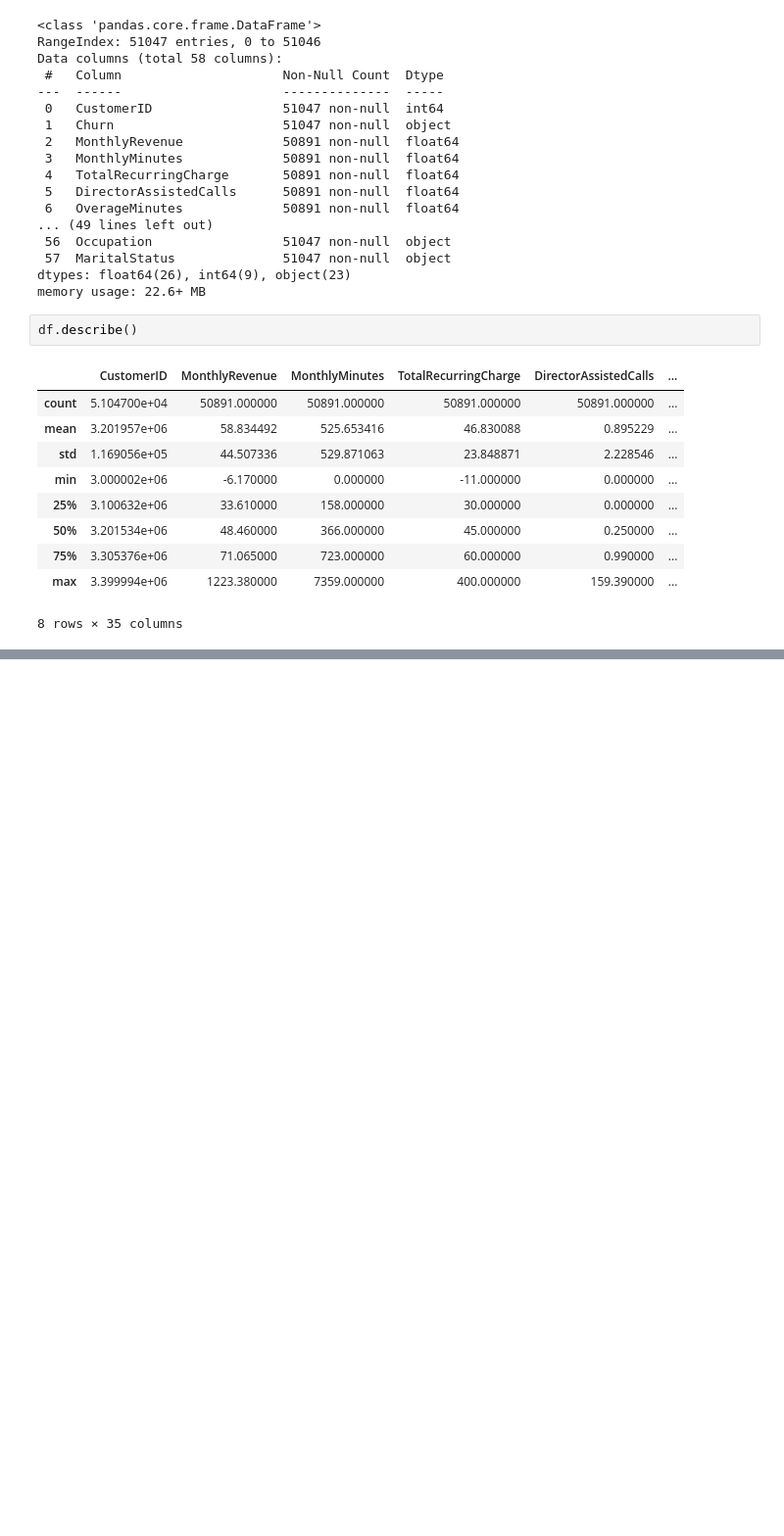
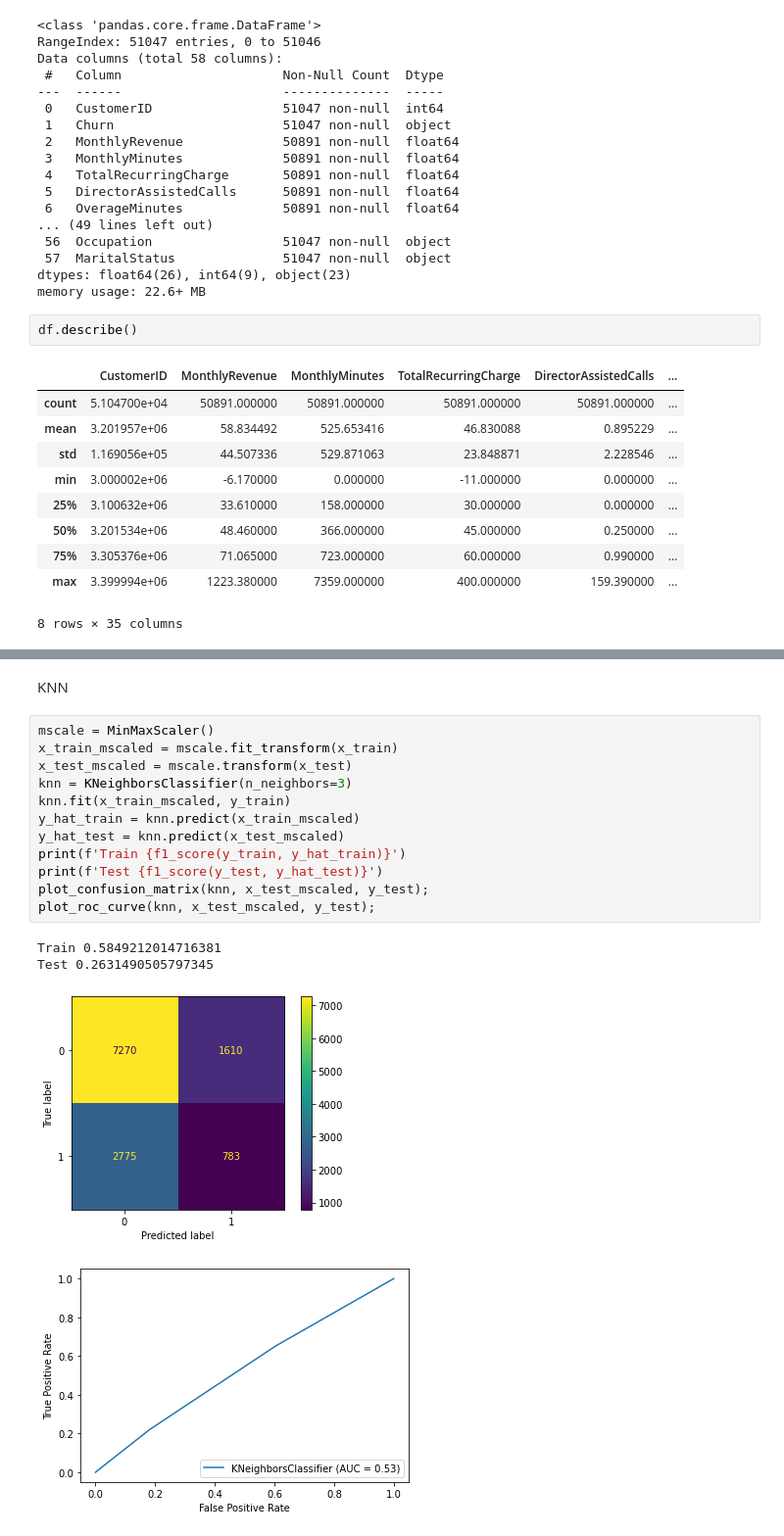
Before and after one commit to chris-helmerson/Cellular_Customer_Churn_Prediction, a Jupyter notebook: EDA.ipynb, the cells around one changed output, grey strips where cells are left out. Shown at 98% size. Drawn from its saved outputs; the diff is of its cells as text; blank space fills up the shorter version.

```diff
--- a/EDA.ipynb
+++ b/EDA.ipynb
@@ -75,0 +167,19 @@ df.describe()
+# %% [markdown]
+KNN
+# %%
+mscale = MinMaxScaler()
+x_train_mscaled = mscale.fit_transform(x_train)
+x_test_mscaled = mscale.transform(x_test)
+knn = KNeighborsClassifier(n_neighbors=3)
+knn.fit(x_train_mscaled, y_train)
+y_hat_train = knn.predict(x_train_mscaled)
+y_hat_test = knn.predict(x_test_mscaled)
+print(f'Train {f1_score(y_train, y_hat_train)}')
+print(f'Test {f1_score(y_test, y_hat_test)}')
+plot_confusion_matrix(knn, x_test_mscaled, y_test);
+plot_roc_curve(knn, x_test_mscaled, y_test);
+# %% [output]
+Train 0.5849212014716381
+Test 0.2631490505797345
+[figure, added]
+[figure, added]
```
Also changed, not shown: parts of 20 cells of this notebook.
